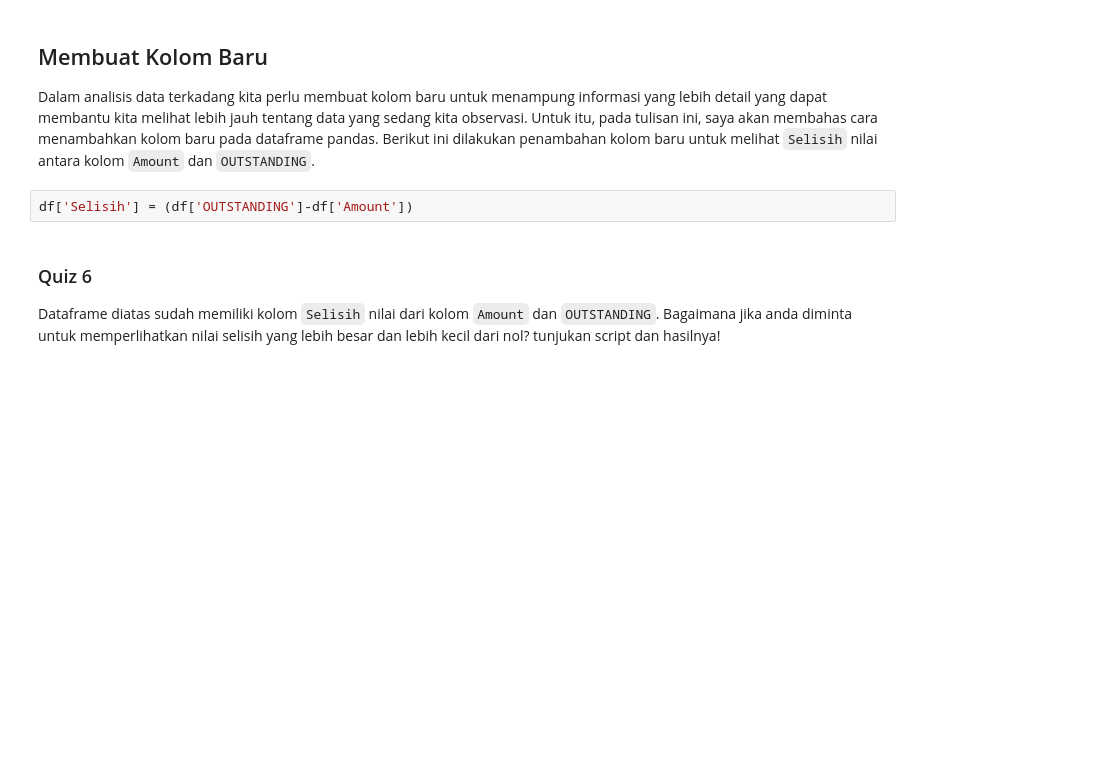
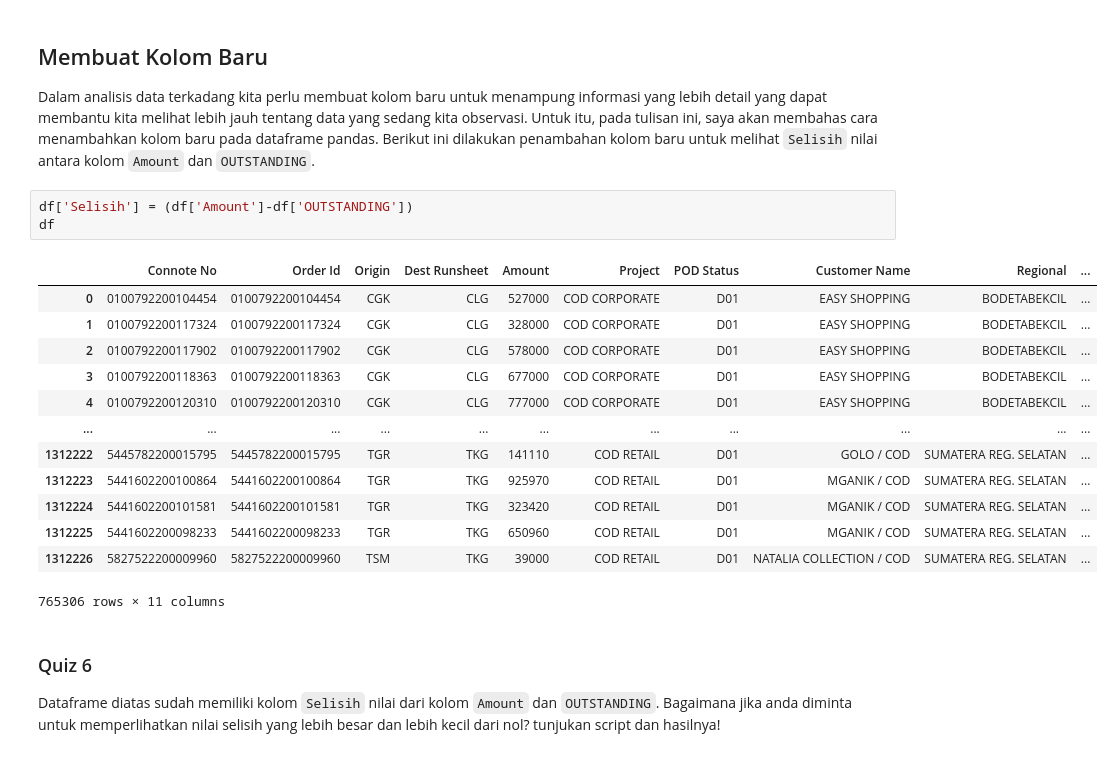
Before and after one commit to sainzdata/Py_JNE, a Jupyter notebook: 4_Mini_Project.ipynb, the cells around one changed output. Drawn from its saved outputs; the diff is of its cells as text; blank space fills up the shorter version.

```diff
--- a/4_Mini_Project.ipynb
+++ b/4_Mini_Project.ipynb
@@ -359,7 +363,22 @@ Berikan pendapat (temuan) anda mengenai statistik deskriptif kategorikal diatas!
 
 Dalam analisis data terkadang kita perlu membuat kolom baru untuk menampung informasi yang lebih detail yang dapat membantu kita melihat lebih jauh tentang data yang sedang kita observasi. Untuk itu, pada tulisan ini, saya akan membahas cara menambahkan kolom baru pada dataframe pandas. Berikut ini dilakukan penambahan kolom baru untuk melihat `Selisih` nilai antara kolom `Amount` dan `OUTSTANDING`.
 # %%
-df['Selisih'] = (df['OUTSTANDING']-df['Amount'])
+df['Selisih'] = (df['Amount']-df['OUTSTANDING'])
+df
+# %% [output]
+|  | Connote No | Order Id | Origin | Dest Runsheet | Amount | Project | POD Status | Customer Name | Regional | ... |
+| 0 | 0100792200104454 | 0100792200104454 | CGK | CLG | 527000 | COD CORPORATE | D01 | EASY SHOPPING | BODETABEKCIL | ... |
+| 1 | 0100792200117324 | 0100792200117324 | CGK | CLG | 328000 | COD CORPORATE | D01 | EASY SHOPPING | BODETABEKCIL | ... |
+| 2 | 0100792200117902 | 0100792200117902 | CGK | CLG | 578000 | COD CORPORATE | D01 | EASY SHOPPING | BODETABEKCIL | ... |
+| 3 | 0100792200118363 | 0100792200118363 | CGK | CLG | 677000 | COD CORPORATE | D01 | EASY SHOPPING | BODETABEKCIL | ... |
+| 4 | 0100792200120310 | 0100792200120310 | CGK | CLG | 777000 | COD CORPORATE | D01 | EASY SHOPPING | BODETABEKCIL | ... |
+| ... | ... | ... | ... | ... | ... | ... | ... | ... | ... | ... |
+| 1312222 | 5445782200015795 | 5445782200015795 | TGR | TKG | 141110 | COD RETAIL | D01 | GOLO / COD | SUMATERA REG. SELATAN | ... |
+| 1312223 | 5441602200100864 | 5441602200100864 | TGR | TKG | 925970 | COD RETAIL | D01 | MGANIK / COD | SUMATERA REG. SELATAN | ... |
+| 1312224 | 5441602200101581 | 5441602200101581 | TGR | TKG | 323420 | COD RETAIL | D01 | MGANIK / COD | SUMATERA REG. SELATAN | ... |
+| 1312225 | 5441602200098233 | 5441602200098233 | TGR | TKG | 650960 | COD RETAIL | D01 | MGANIK / COD | SUMATERA REG. SELATAN | ... |
+| 1312226 | 5827522200009960 | 5827522200009960 | TSM | TKG | 39000 | COD RETAIL | D01 | NATALIA COLLECTION / COD | SUMATERA REG. SELATAN | ... |
+765306 rows × 11 columns
 # %% [markdown]
 ### Quiz 6
 
```
Also changed, not shown: parts of 14 cells of this notebook, 23 other files.
